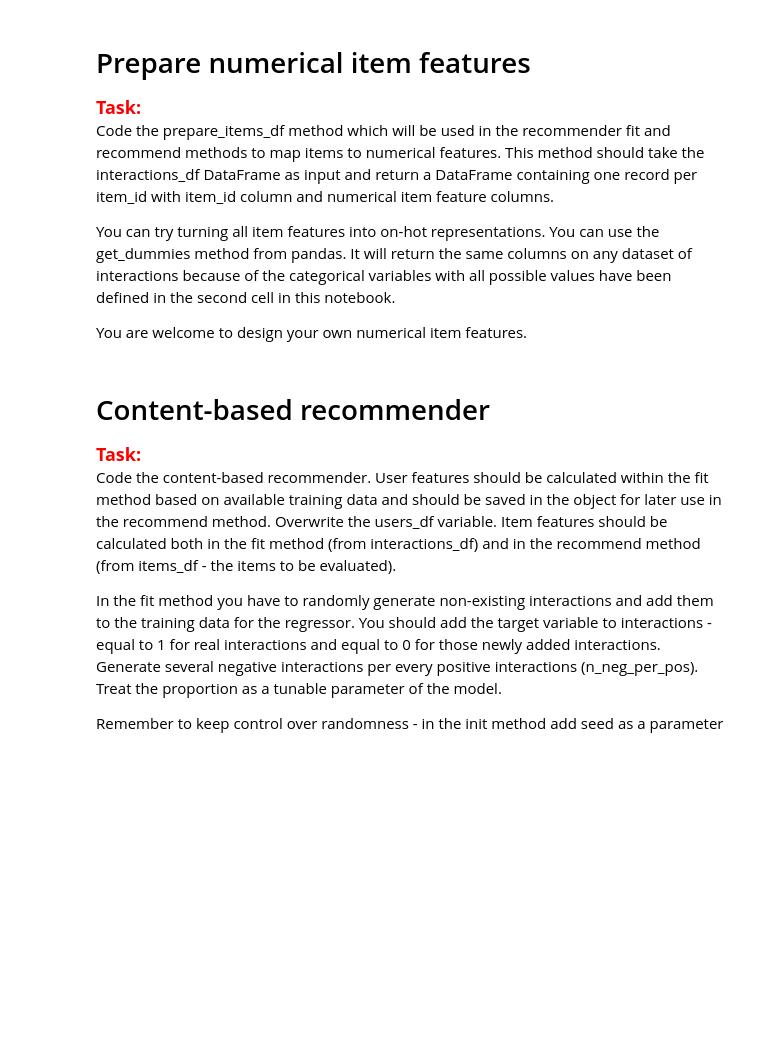
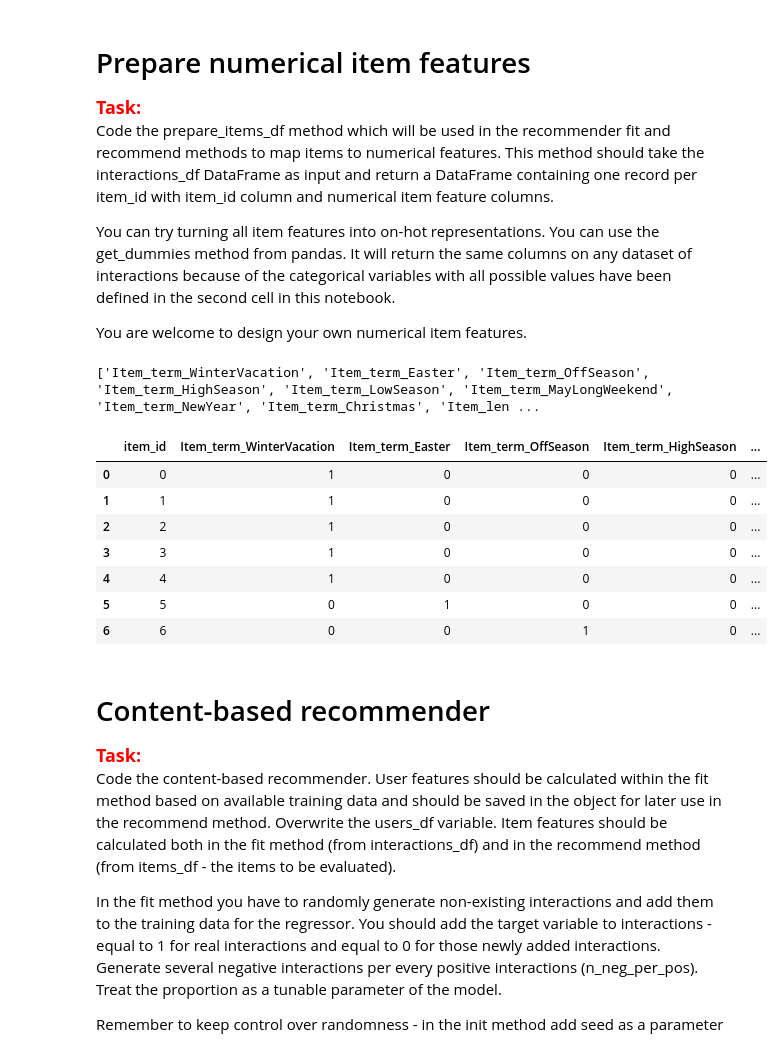
Before and after one commit to Kanduleek/REK-projekt1, a Jupyter notebook: project_1_recommender_and_evaluation.ipynb, the cells around one changed output. Cells and saved outputs as stored; diff of their text form; code cells hidden in the pictures; blank space fills up the shorter version.

```diff
--- a/project_1_recommender_and_evaluation.ipynb
+++ b/project_1_recommender_and_evaluation.ipynb
@@ -123,3 +156,44 @@ display(HTML(items_df.loc[items_df['item_id'].isin([0, 1, 2, 3, 4, 5, 6])].head(
+# %%
+def prepare_items_df(interactions_df):
+
+    # Write your code here
+    #Podsumowując, proszę w metodzie prepare_items_df tworzyć features jedynie w oparciu o wektor opisujący dany item, tzn.:
+    #term, length_of_stay_bucket, rate_plan, room_segment, n_people_bucket, weekend_stay.
+
+    #Implementacja items_df
+
+    items_df = interactions_df.add_prefix('Item_')#Dodaję prefix, by odróżnić itemy od userów
+    items_df.rename(columns={'Item_item_id': 'item_id'}, inplace=True)#Zmieniam nazwę kolumny Item_item_id na item_id, żeby zachować zgodność z nazewnictwem w dalszej części kodu(w rekomenderze)
+    items_df=pd.get_dummies(items_df, columns=['Item_term', 'Item_length_of_stay_bucket', 'Item_rate_plan', 'Item_room_segment', 'Item_n_people_bucket', 'Item_weekend_stay'])#One-hot encoding przy pomocy get_dummies dla wszystkich kolumn wspomnianych na teamsach
+    items_df = items_df.drop('Item_user_id', axis=1)#Item_user_id jest niepotrzebne w itemsach, więc je usuwam
+
+    items_df = items_df.groupby("item_id")#Grupowanie, żeby usunąć duplikaty
+    items_df = items_df.max()#Max z każdej kolumny, 1 gdy dany features oferuje coś, 0 gdy nie
+    items_df = items_df.reset_index()
+
+
+    #Implementacja items_features
+    item_features = list(items_df.columns.values)#Nazwy kolumn jako lista
+    item_features.pop(0)#usuwam item_id z features
+
+    return items_df, item_features
+
+
+items_df, item_features = prepare_items_df(interactions_df)
+
+print(item_features)
+
+display(HTML(items_df.loc[items_df['item_id'].isin([0, 1, 2, 3, 4, 5, 6])].head(15).to_html()))
+# %% [output]
+['Item_term_WinterVacation', 'Item_term_Easter', 'Item_term_OffSeason', 'Item_term_HighSeason', 'Item_term_LowSeason', 'Item_term_MayLongWeekend', 'Item_term_NewYear', 'Item_term_Christmas', 'Item_len ...
+|  | item_id | Item_term_WinterVacation | Item_term_Easter | Item_term_OffSeason | Item_term_HighSeason | ... |
+| 0 | 0 | 1 | 0 | 0 | 0 | ... |
+| 1 | 1 | 1 | 0 | 0 | 0 | ... |
+| 2 | 2 | 1 | 0 | 0 | 0 | ... |
+| 3 | 3 | 1 | 0 | 0 | 0 | ... |
+| 4 | 4 | 1 | 0 | 0 | 0 | ... |
+| 5 | 5 | 0 | 1 | 0 | 0 | ... |
+| 6 | 6 | 0 | 0 | 1 | 0 | ... |
 # %% [markdown]
 # Content-based recommender
 
```
Also changed, not shown: parts of 8 cells of this notebook, 23 other files.
